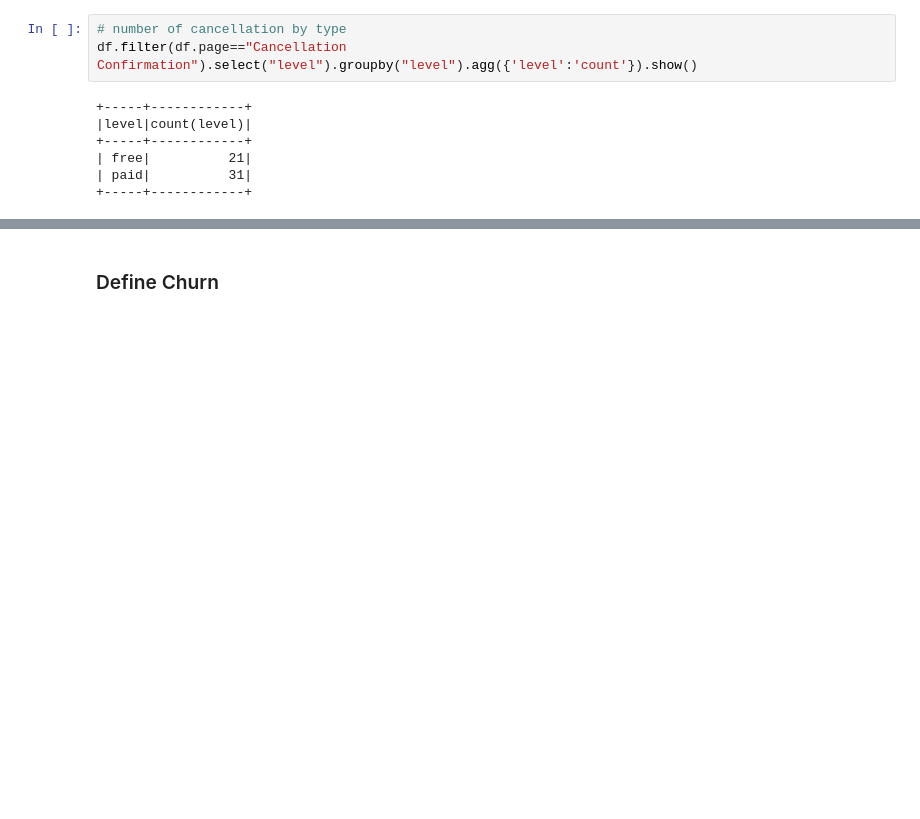
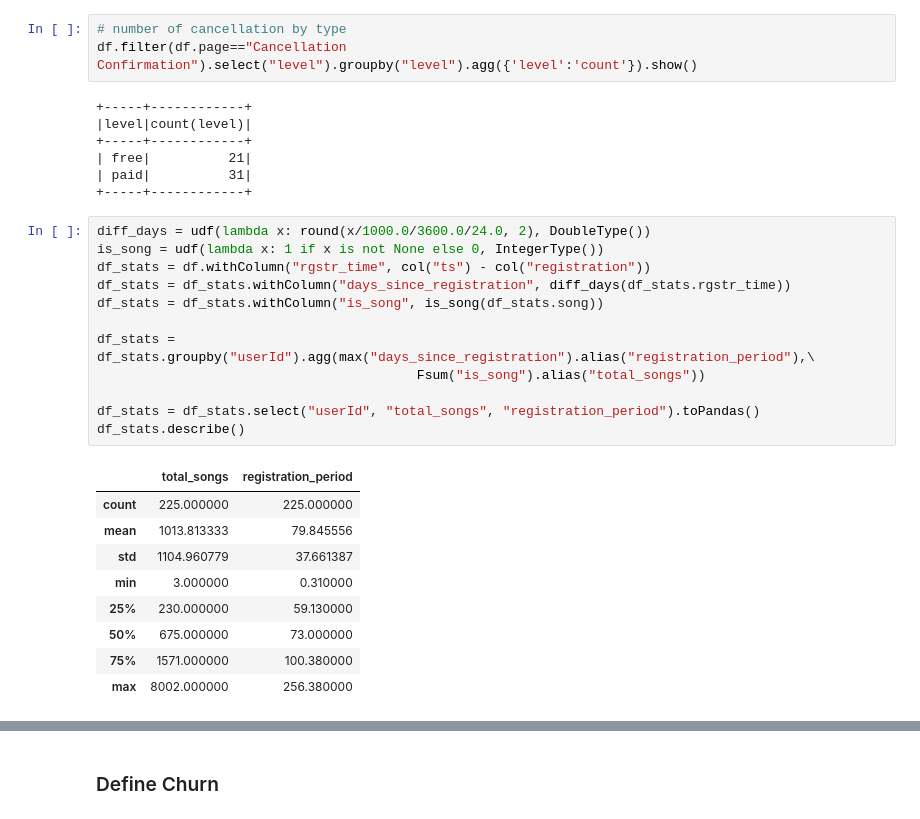
Before and after one commit to Duratorre/Spark-Churn-Prediction, a Jupyter notebook: Sparkify.ipynb, the cells around one changed output, grey strips where cells are left out. Drawn from its saved outputs; the diff is of its cells as text; blank space fills up the shorter version.

```diff
--- a/Sparkify.ipynb
+++ b/Sparkify.ipynb
@@ -180,3 +180,25 @@ df.filter(df.page=="Cancellation Confirmation").select("level").groupby("level")
 | free|          21|
 | paid|          31|
 +-----+------------+
+# %%
+diff_days = udf(lambda x: round(x/1000.0/3600.0/24.0, 2), DoubleType())
+is_song = udf(lambda x: 1 if x is not None else 0, IntegerType())
+df_stats = df.withColumn("rgstr_time", col("ts") - col("registration"))
+df_stats = df_stats.withColumn("days_since_registration", diff_days(df_stats.rgstr_time))
+df_stats = df_stats.withColumn("is_song", is_song(df_stats.song))
+
+df_stats = df_stats.groupby("userId").agg(max("days_since_registration").alias("registration_period"),\
+                                         Fsum("is_song").alias("total_songs"))
+
+df_stats = df_stats.select("userId", "total_songs", "registration_period").toPandas()
+df_stats.describe()
+# %% [output]
+|  | total_songs | registration_period |
+| count | 225.000000 | 225.000000 |
+| mean | 1013.813333 | 79.845556 |
+| std | 1104.960779 | 37.661387 |
+| min | 3.000000 | 0.310000 |
+| 25% | 230.000000 | 59.130000 |
+| 50% | 675.000000 | 73.000000 |
+| 75% | 1571.000000 | 100.380000 |
+| max | 8002.000000 | 256.380000 |
```
Also changed, not shown: parts of 4 cells of this notebook.
